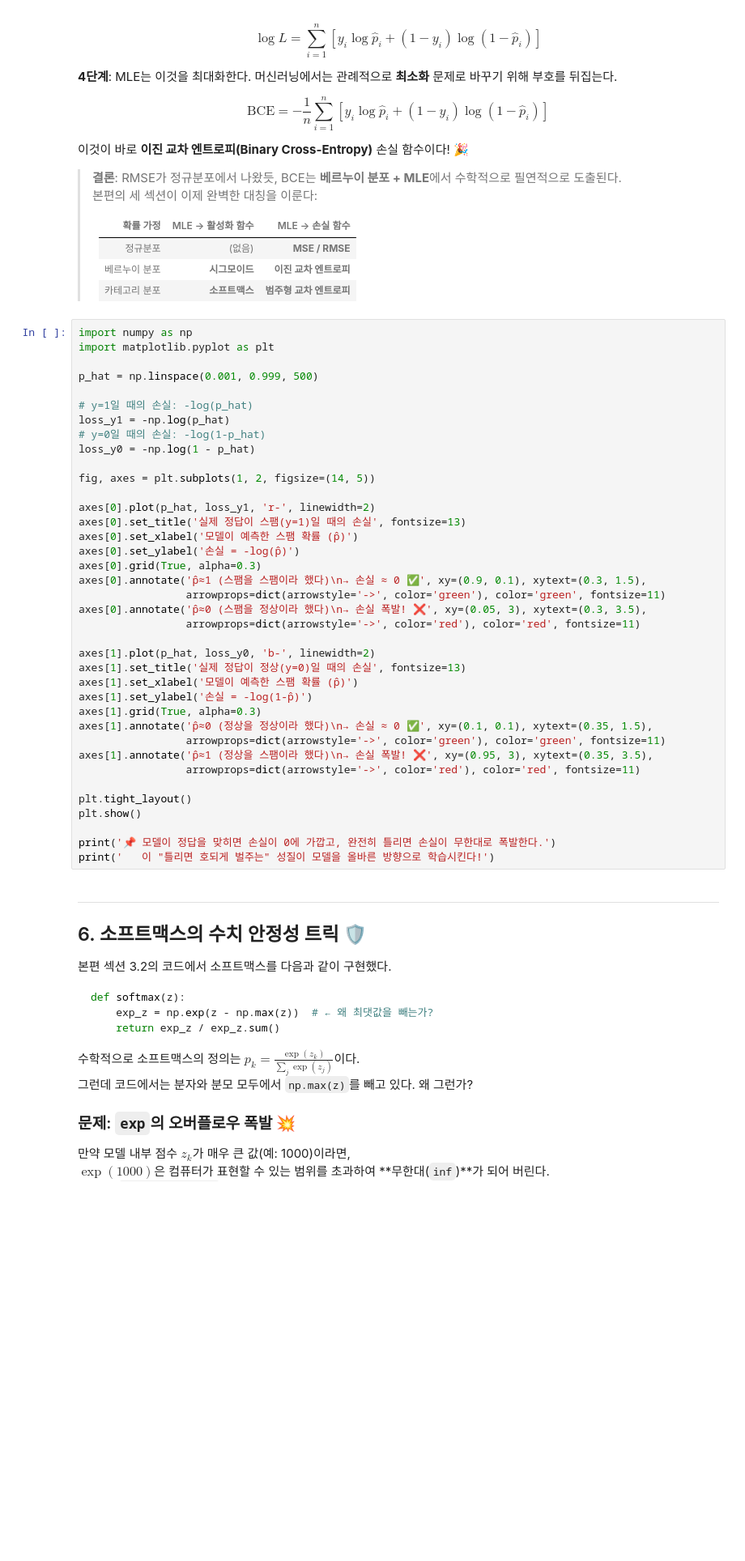
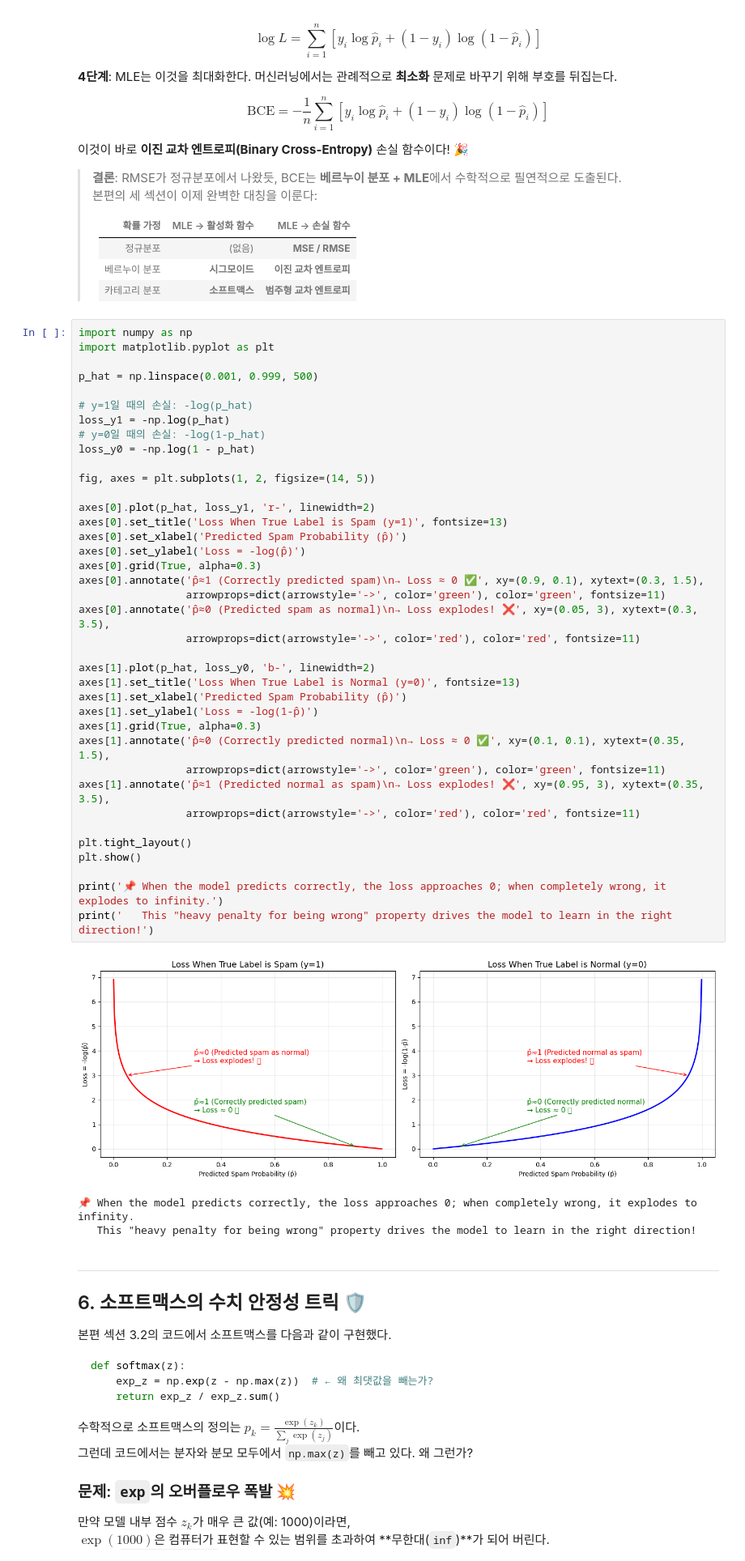
Before and after one commit to ch101634/code-workout-ml, a Jupyter notebook: ml_probability_foundations_supplement.ipynb, the cells around one changed output. Shown at 81% size. Drawn from its saved outputs; the diff is of its cells as text; blank space fills up the shorter version.

```diff
--- a/ml_probability_foundations_supplement.ipynb
+++ b/ml_probability_foundations_supplement.ipynb
@@ -309,41 +334,45 @@ $$\text{BCE} = -\frac{1}{n}\sum_{i=1}^{n} \left[ y_i \log \hat{p}_i + (1 - y_i)
 # %%
 import numpy as np
 import matplotlib.pyplot as plt
 
 p_hat = np.linspace(0.001, 0.999, 500)
 
 # y=1일 때의 손실: -log(p_hat)
 loss_y1 = -np.log(p_hat)
 # y=0일 때의 손실: -log(1-p_hat)
 loss_y0 = -np.log(1 - p_hat)
 
 fig, axes = plt.subplots(1, 2, figsize=(14, 5))
 
 axes[0].plot(p_hat, loss_y1, 'r-', linewidth=2)
-axes[0].set_title('실제 정답이 스팸(y=1)일 때의 손실', fontsize=13)
-axes[0].set_xlabel('모델이 예측한 스팸 확률 (p̂)')
-axes[0].set_ylabel('손실 = -log(p̂)')
+axes[0].set_title('Loss When True Label is Spam (y=1)', fontsize=13)
+axes[0].set_xlabel('Predicted Spam Probability (p̂)')
+axes[0].set_ylabel('Loss = -log(p̂)')
 axes[0].grid(True, alpha=0.3)
-axes[0].annotate('p̂≈1 (스팸을 스팸이라 했다)\n→ 손실 ≈ 0 ✅', xy=(0.9, 0.1), xytext=(0.3, 1.5),
+axes[0].annotate('p̂≈1 (Correctly predicted spam)\n→ Loss ≈ 0 ✅', xy=(0.9, 0.1), xytext=(0.3, 1.5),
                  arrowprops=dict(arrowstyle='->', color='green'), color='green', fontsize=11)
-axes[0].annotate('p̂≈0 (스팸을 정상이라 했다)\n→ 손실 폭발! ❌', xy=(0.05, 3), xytext=(0.3, 3.5),
+axes[0].annotate('p̂≈0 (Predicted spam as normal)\n→ Loss explodes! ❌', xy=(0.05, 3), xytext=(0.3, 3.5),
                  arrowprops=dict(arrowstyle='->', color='red'), color='red', fontsize=11)
 
 axes[1].plot(p_hat, loss_y0, 'b-', linewidth=2)
-axes[1].set_title('실제 정답이 정상(y=0)일 때의 손실', fontsize=13)
-axes[1].set_xlabel('모델이 예측한 스팸 확률 (p̂)')
-axes[1].set_ylabel('손실 = -log(1-p̂)')
+axes[1].set_title('Loss When True Label is Normal (y=0)', fontsize=13)
+axes[1].set_xlabel('Predicted Spam Probability (p̂)')
+axes[1].set_ylabel('Loss = -log(1-p̂)')
 axes[1].grid(True, alpha=0.3)
-axes[1].annotate('p̂≈0 (정상을 정상이라 했다)\n→ 손실 ≈ 0 ✅', xy=(0.1, 0.1), xytext=(0.35, 1.5),
+axes[1].annotate('p̂≈0 (Correctly predicted normal)\n→ Loss ≈ 0 ✅', xy=(0.1, 0.1), xytext=(0.35, 1.5),
                  arrowprops=dict(arrowstyle='->', color='green'), color='green', fontsize=11)
-axes[1].annotate('p̂≈1 (정상을 스팸이라 했다)\n→ 손실 폭발! ❌', xy=(0.95, 3), xytext=(0.35, 3.5),
+axes[1].annotate('p̂≈1 (Predicted normal as spam)\n→ Loss explodes! ❌', xy=(0.95, 3), xytext=(0.35, 3.5),
                  arrowprops=dict(arrowstyle='->', color='red'), color='red', fontsize=11)
 
 plt.tight_layout()
 plt.show()
 
-print('📌 모델이 정답을 맞히면 손실이 0에 가깝고, 완전히 틀리면 손실이 무한대로 폭발한다.')
-print('   이 "틀리면 호되게 벌주는" 성질이 모델을 올바른 방향으로 학습시킨다!')
+print('📌 When the model predicts correctly, the loss approaches 0; when completely wrong, it explodes to infinity.')
+print('   This "heavy penalty for being wrong" property drives the model to learn in the right direction!')
+# %% [output]
+[figure, added]
+📌 When the model predicts correctly, the loss approaches 0; when completely wrong, it explodes to infinity.
+   This "heavy penalty for being wrong" property drives the model to learn in the right direction!
 # %% [markdown]
 ---
 ## 6. 소프트맥스의 수치 안정성 트릭 🛡️
```
Also changed, not shown: parts of 7 cells of this notebook.
